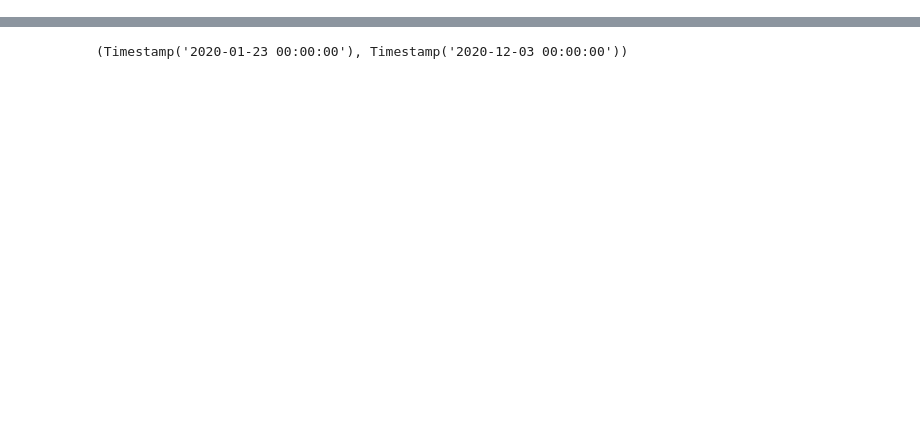
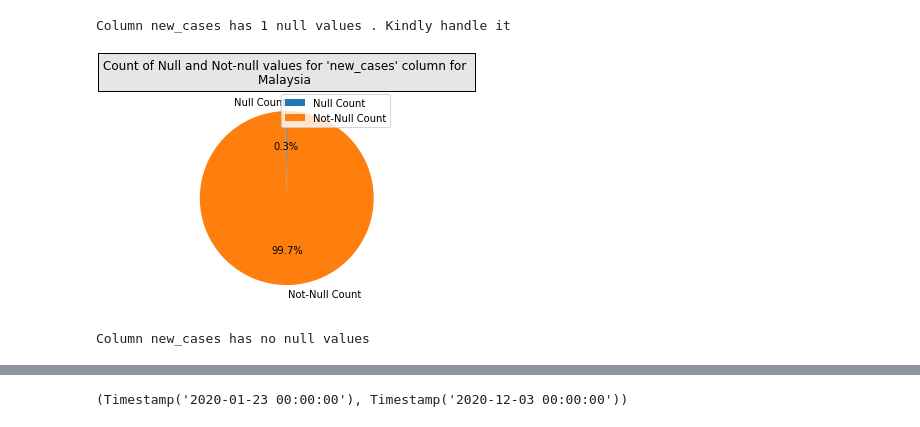
Before and after one commit to Sai2000-20/Covid_Cases_TestKits_TimeSeriesPrediction-SARIMA, a Jupyter notebook: Python-Code-SARIMA/NewCases-TestKits-Prediction-SARIMA.ipynb, the cells around one changed output, grey strips where cells are left out. Drawn from its saved outputs; the diff is of its cells as text; code cells hidden in the pictures; blank space fills up the shorter version.

```diff
--- a/Python-Code-SARIMA/NewCases-TestKits-Prediction-SARIMA.ipynb
+++ b/Python-Code-SARIMA/NewCases-TestKits-Prediction-SARIMA.ipynb
@@ -253,0 +251,25 @@ df['date'] = pd.to_datetime(df['date'],format="%d/%m/%Y")
+# %%
+# Checking if 'new_cases' column has`  null, and missing value
+df_temp=df[df['new_cases'].isnull()==True]
+
+if df['new_cases'].isnull().sum()==0:
+    print('Column new_cases has no null values')
+else:
+    print('Column new_cases has {} null values . Kindly handle it'.format(df['new_cases'].isnull().sum()))
+
+df_temp
+
+#Graphical representation of checking 'if 'new_cases' column has`  null, and missing value
+
+counts=[df['new_cases'].isnull().sum().sum(),df['new_cases'].notnull().sum().sum()]
+labels=['Null Count','Not-Null Count']
+#colors = ['yellowgreen', 'gold', 'lightskyblue', 'lightcoral']
+#patches, texts = plt.pie(counts, colors=colors, startangle=90)
+patches, texts, junk  = plt.pie(counts, autopct='%1.1f%%',labels=labels,startangle=90)
+plt.legend(patches, labels, loc="upper right")
+#There are a few null values whihc need to be cleaned up.
+plt.title("Count of Null and Not-null values for 'new_cases' column for \n" + "Malaysia ", bbox={'facecolor':'0.9', 'pad':5})
+plt.show()
+# %% [output]
+Column new_cases has 1 null values . Kindly handle it
+[figure, added]
@@ -253,0 +287,8 @@ df['date'] = pd.to_datetime(df['date'],format="%d/%m/%Y")
+# %%
+#Check and confirm if column 'new_cases' has no null values
+if df['new_cases'].isnull().sum()==0:
+    print('Column new_cases has no null values')
+else:
+    print('Column new_cases has {} null values . Kindly handle it'.format(df['new_cases'].isnull().sum()))
+# %% [output]
+Column new_cases has no null values
```
Also changed, not shown: parts of 118 cells of this notebook.
